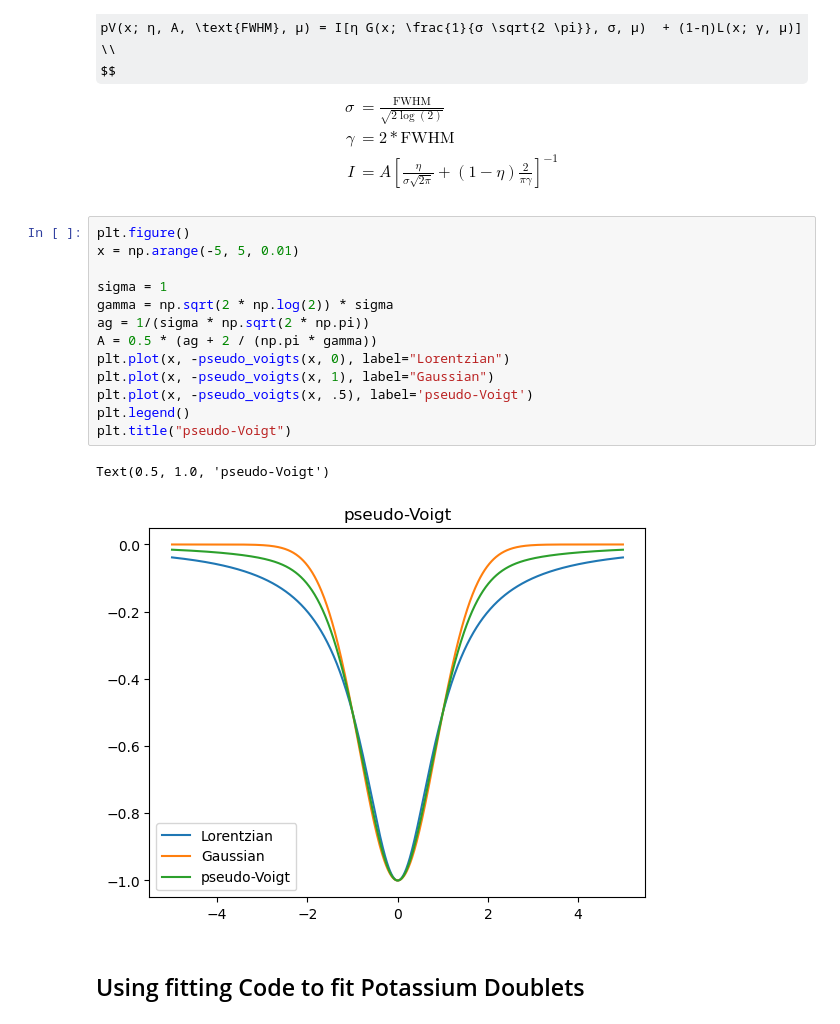
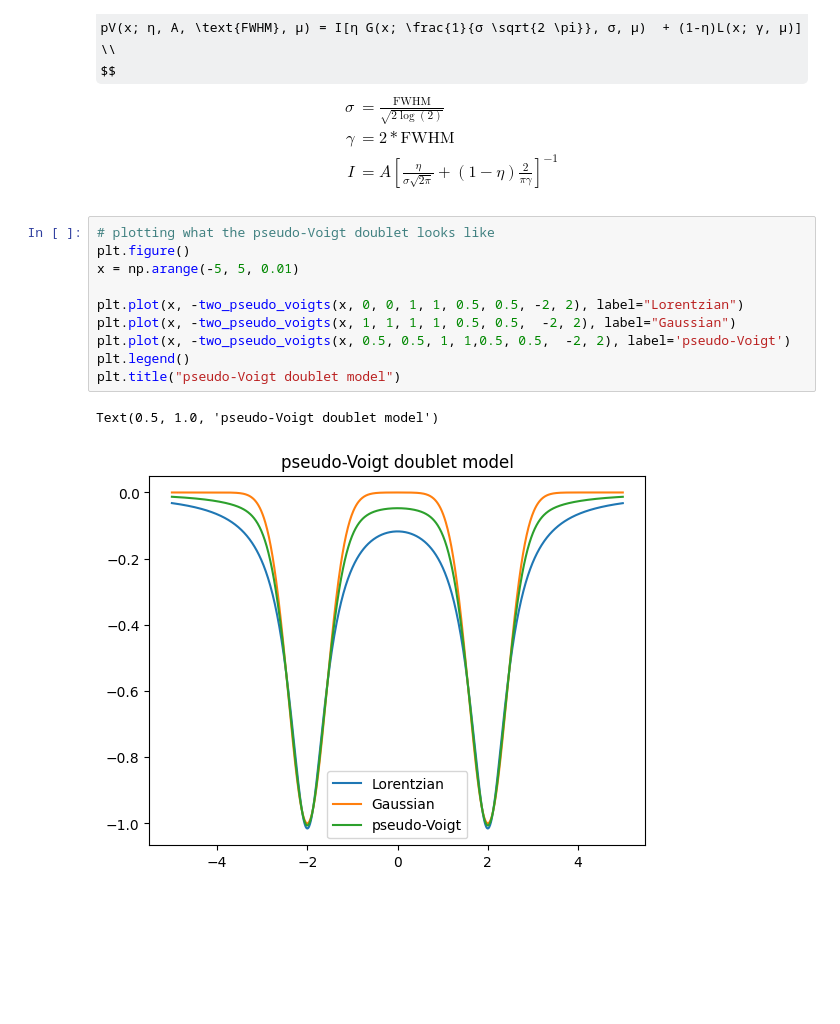
Before and after one commit to Ajb2307/Doublet_Quantifier, a Jupyter notebook: Example fitting Potassium Doublets.ipynb, the cells around one changed output. Saved outputs shown, nothing was run; the diff lists cells and outputs as text; some formulas as TeX source; blank space fills up the shorter version.

```diff
--- a/Example fitting Potassium Doublets.ipynb
+++ b/Example fitting Potassium Doublets.ipynb
@@ -141,20 +32,15 @@ I &= A [ \frac{η}{σ \sqrt{2 \pi}}  + (1 - η)\frac{2}{\pi γ}]^{-1}
 \end{align}
 $$
 # %%
+# plotting what the pseudo-Voigt doublet looks like
 plt.figure()
 x = np.arange(-5, 5, 0.01)
 
-sigma = 1
-gamma = np.sqrt(2 * np.log(2)) * sigma
-ag = 1/(sigma * np.sqrt(2 * np.pi))
-A = 0.5 * (ag + 2 / (np.pi * gamma))
-plt.plot(x, -pseudo_voigts(x, 0), label="Lorentzian")
-plt.plot(x, -pseudo_voigts(x, 1), label="Gaussian")
-plt.plot(x, -pseudo_voigts(x, .5), label='pseudo-Voigt')
+plt.plot(x, -two_pseudo_voigts(x, 0, 0, 1, 1, 0.5, 0.5, -2, 2), label="Lorentzian")
+plt.plot(x, -two_pseudo_voigts(x, 1, 1, 1, 1, 0.5, 0.5,  -2, 2), label="Gaussian")
+plt.plot(x, -two_pseudo_voigts(x, 0.5, 0.5, 1, 1,0.5, 0.5,  -2, 2), label='pseudo-Voigt')
 plt.legend()
-plt.title("pseudo-Voigt")
+plt.title("pseudo-Voigt doublet model")
 # %% [output]
-Text(0.5, 1.0, 'pseudo-Voigt')
+Text(0.5, 1.0, 'pseudo-Voigt doublet model')
-[figure, old version]
+[figure, new version]
-# %% [markdown]
-## Using fitting Code to fit Potassium Doublets
```
Also changed, not shown: parts of 11 cells of this notebook, 2 other files.
